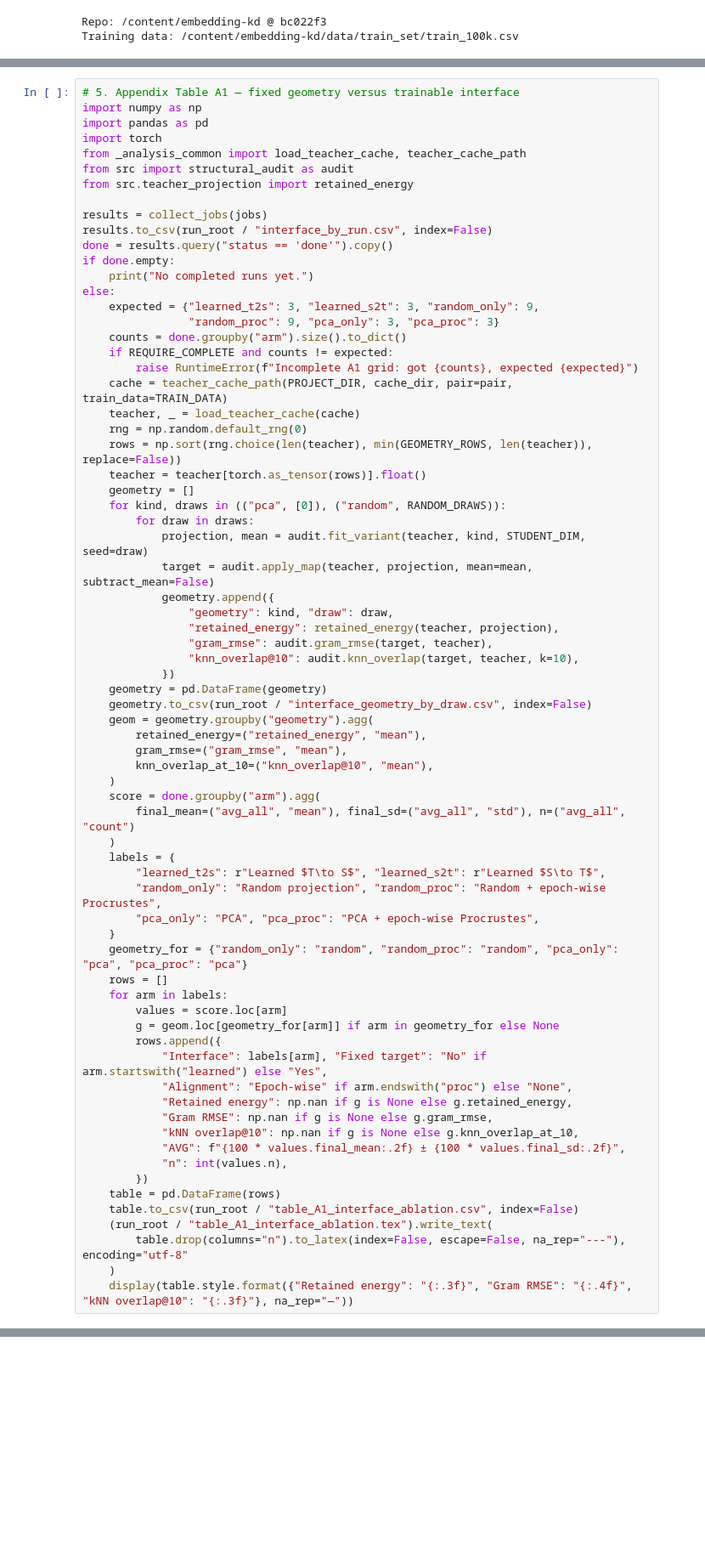
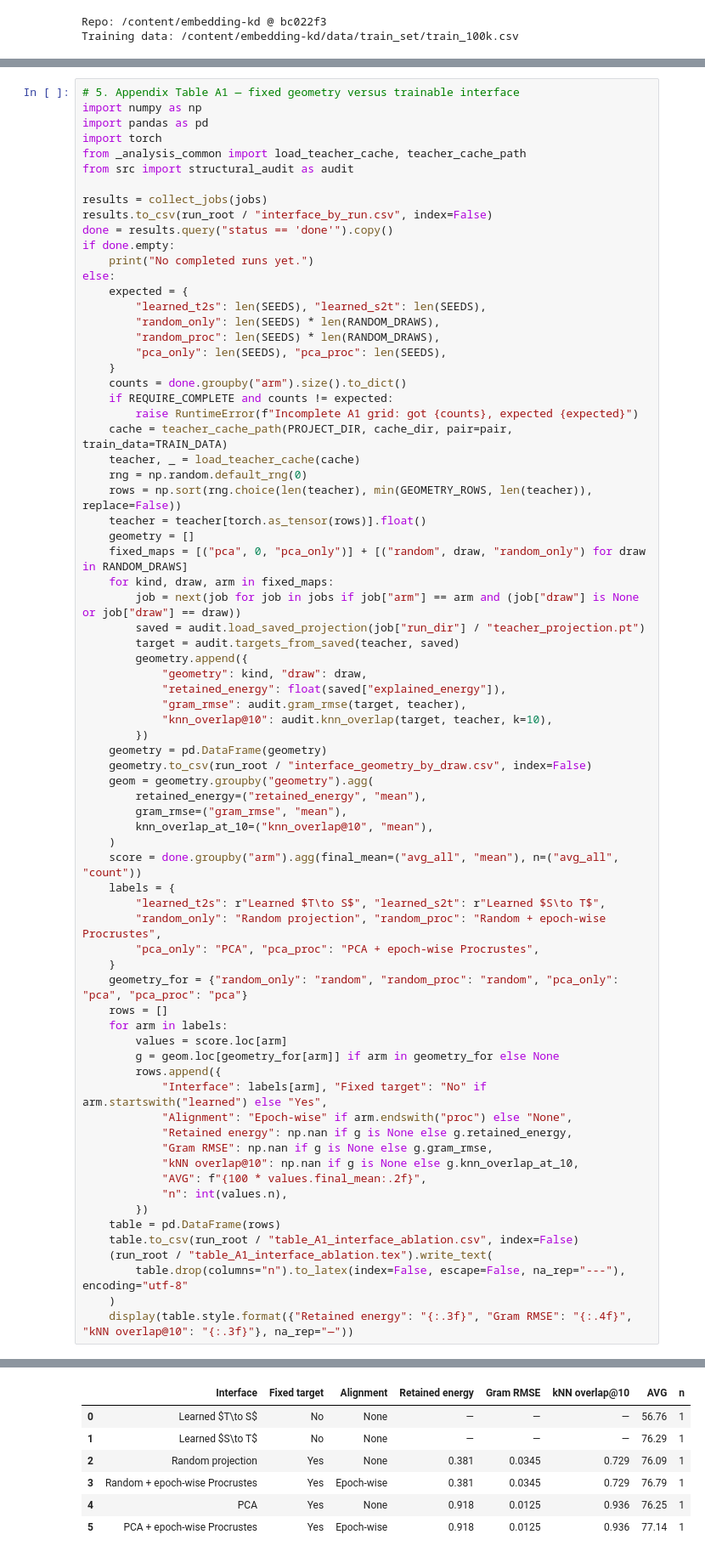
Before and after one commit to duncan-nguyen/embedding-kd, a Jupyter notebook: notebooks/01_interface_bottleneck.ipynb, the cells around one changed output, grey strips where cells are left out. Shown at 85% size. Cells and saved outputs as stored; diff of their text form; blank space fills up the shorter version.

```diff
--- a/notebooks/01_interface_bottleneck.ipynb
+++ b/notebooks/01_interface_bottleneck.ipynb
@@ -146,7 +153,6 @@ import pandas as pd
 import torch
 from _analysis_common import load_teacher_cache, teacher_cache_path
 from src import structural_audit as audit
-from src.teacher_projection import retained_energy
 
 results = collect_jobs(jobs)
 results.to_csv(run_root / "interface_by_run.csv", index=False)
@@ -154,8 +160,12 @@ done = results.query("status == 'done'").copy()
 if done.empty:
     print("No completed runs yet.")
 else:
-    expected = {"learned_t2s": 3, "learned_s2t": 3, "random_only": 9,
-                "random_proc": 9, "pca_only": 3, "pca_proc": 3}
+    expected = {
+        "learned_t2s": len(SEEDS), "learned_s2t": len(SEEDS),
+        "random_only": len(SEEDS) * len(RANDOM_DRAWS),
+        "random_proc": len(SEEDS) * len(RANDOM_DRAWS),
+        "pca_only": len(SEEDS), "pca_proc": len(SEEDS),
+    }
     counts = done.groupby("arm").size().to_dict()
     if REQUIRE_COMPLETE and counts != expected:
         raise RuntimeError(f"Incomplete A1 grid: got {counts}, expected {expected}")
@@ -165,16 +175,17 @@ else:
     rows = np.sort(rng.choice(len(teacher), min(GEOMETRY_ROWS, len(teacher)), replace=False))
     teacher = teacher[torch.as_tensor(rows)].float()
     geometry = []
-    for kind, draws in (("pca", [0]), ("random", RANDOM_DRAWS)):
-        for draw in draws:
-            projection, mean = audit.fit_variant(teacher, kind, STUDENT_DIM, seed=draw)
-            target = audit.apply_map(teacher, projection, mean=mean, subtract_mean=False)
-            geometry.append({
-                "geometry": kind, "draw": draw,
-                "retained_energy": retained_energy(teacher, projection),
-                "gram_rmse": audit.gram_rmse(target, teacher),
-                "knn_overlap@10": audit.knn_overlap(target, teacher, k=10),
-            })
+    fixed_maps = [("pca", 0, "pca_only")] + [("random", draw, "random_only") for draw in RANDOM_DRAWS]
+    for kind, draw, arm in fixed_maps:
+        job = next(job for job in jobs if job["arm"] == arm and (job["draw"] is None or job["draw"] == draw))
+        saved = audit.load_saved_projection(job["run_dir"] / "teacher_projection.pt")
+        target = audit.targets_from_saved(teacher, saved)
+        geometry.append({
+            "geometry": kind, "draw": draw,
+            "retained_energy": float(saved["explained_energy"]),
+            "gram_rmse": audit.gram_rmse(target, teacher),
+            "knn_overlap@10": audit.knn_overlap(target, teacher, k=10),
+        })
     geometry = pd.DataFrame(geometry)
     geometry.to_csv(run_root / "interface_geometry_by_draw.csv", index=False)
     geom = geometry.groupby("geometry").agg(
@@ -182,9 +193,7 @@ else:
         gram_rmse=("gram_rmse", "mean"),
         knn_overlap_at_10=("knn_overlap@10", "mean"),
     )
-    score = done.groupby("arm").agg(
-        final_mean=("avg_all", "mean"), final_sd=("avg_all", "std"), n=("avg_all", "count")
-    )
+    score = done.groupby("arm").agg(final_mean=("avg_all", "mean"), n=("avg_all", "count"))
     labels = {
         "learned_t2s": r"Learned $T\to S$", "learned_s2t": r"Learned $S\to T$",
         "random_only": "Random projection", "random_proc": "Random + epoch-wise Procrustes",
@@ -201,7 +210,7 @@ else:
             "Retained energy": np.nan if g is None else g.retained_energy,
             "Gram RMSE": np.nan if g is None else g.gram_rmse,
             "kNN overlap@10": np.nan if g is None else g.knn_overlap_at_10,
-            "AVG": f"{100 * values.final_mean:.2f} ± {100 * values.final_sd:.2f}",
+            "AVG": f"{100 * values.final_mean:.2f}",
             "n": int(values.n),
         })
     table = pd.DataFrame(rows)
@@ -210,3 +219,4 @@ else:
         table.drop(columns="n").to_latex(index=False, escape=False, na_rep="---"), encoding="utf-8"
     )
     display(table.style.format({"Retained energy": "{:.3f}", "Gram RMSE": "{:.4f}", "kNN overlap@10": "{:.3f}"}, na_rep="—"))
+# %% [output]
@@ -212,0 +225,7 @@ else:
+|  | Interface | Fixed target | Alignment | Retained energy | Gram RMSE | kNN overlap@10 | AVG | n |
+| 0 | Learned $T\to S$ | No | None | — | — | — | 56.76 | 1 |
+| 1 | Learned $S\to T$ | No | None | — | — | — | 76.29 | 1 |
+| 2 | Random projection | Yes | None | 0.381 | 0.0345 | 0.729 | 76.09 | 1 |
+| 3 | Random + epoch-wise Procrustes | Yes | Epoch-wise | 0.381 | 0.0345 | 0.729 | 76.79 | 1 |
+| 4 | PCA | Yes | None | 0.918 | 0.0125 | 0.936 | 76.25 | 1 |
+| 5 | PCA + epoch-wise Procrustes | Yes | Epoch-wise | 0.918 | 0.0125 | 0.936 | 77.14 | 1 |
```
Also changed, not shown: parts of 2 cells of this notebook, 18 other files.
